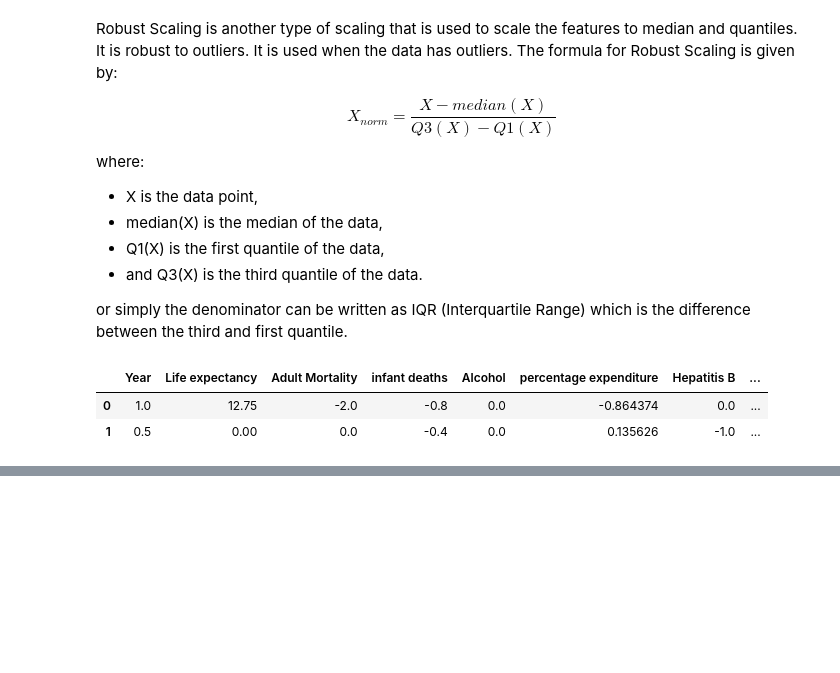
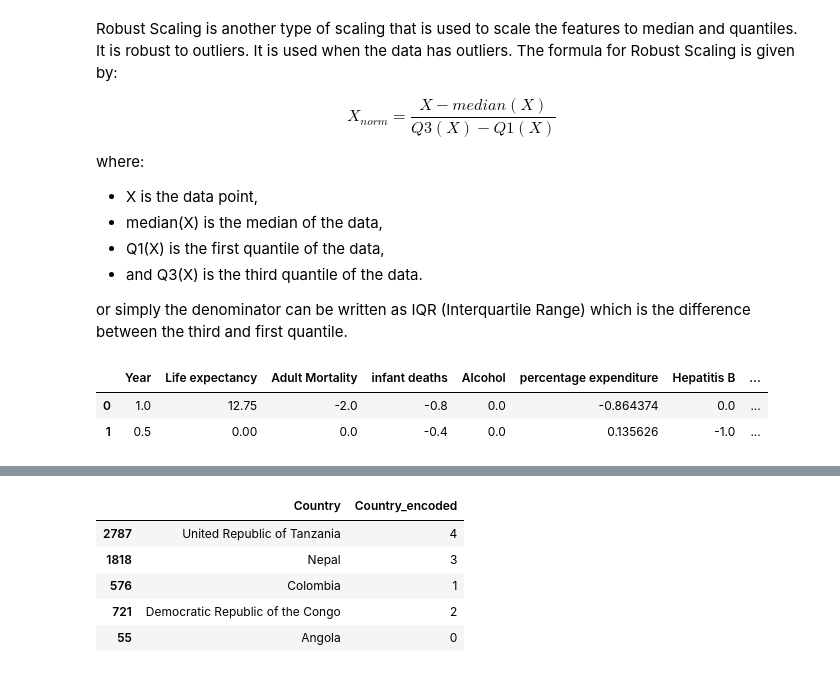
Before and after one commit to cruvss/Data-Preprocessing-For-Machine-Learning, a Jupyter notebook: 4.Data_Transformation/dtrans.ipynb, the cells around one changed output, grey strips where cells are left out. Drawn from its saved outputs; the diff is of its cells as text; code cells hidden in the pictures; blank space fills up the shorter version.

```diff
--- a/4.Data_Transformation/dtrans.ipynb
+++ b/4.Data_Transformation/dtrans.ipynb
@@ -234,0 +276,14 @@ sample_1_normalized_robust.head(2)
+# %%
+# using skelarn library
+from sklearn.preprocessing import LabelEncoder
+le = LabelEncoder()
+le.fit(sample_encoding['Country'])
+sample_encoding['Country_encoded'] = le.transform(sample_encoding['Country'])
+sample_encoding[['Country', 'Country_encoded']]
+# %% [output]
+|  | Country | Country_encoded |
+| 2787 | United Republic of Tanzania | 4 |
+| 1818 | Nepal | 3 |
+| 576 | Colombia | 1 |
+| 721 | Democratic Republic of the Congo | 2 |
+| 55 | Angola | 0 |
```
Also changed, not shown: parts of 9 cells of this notebook.
